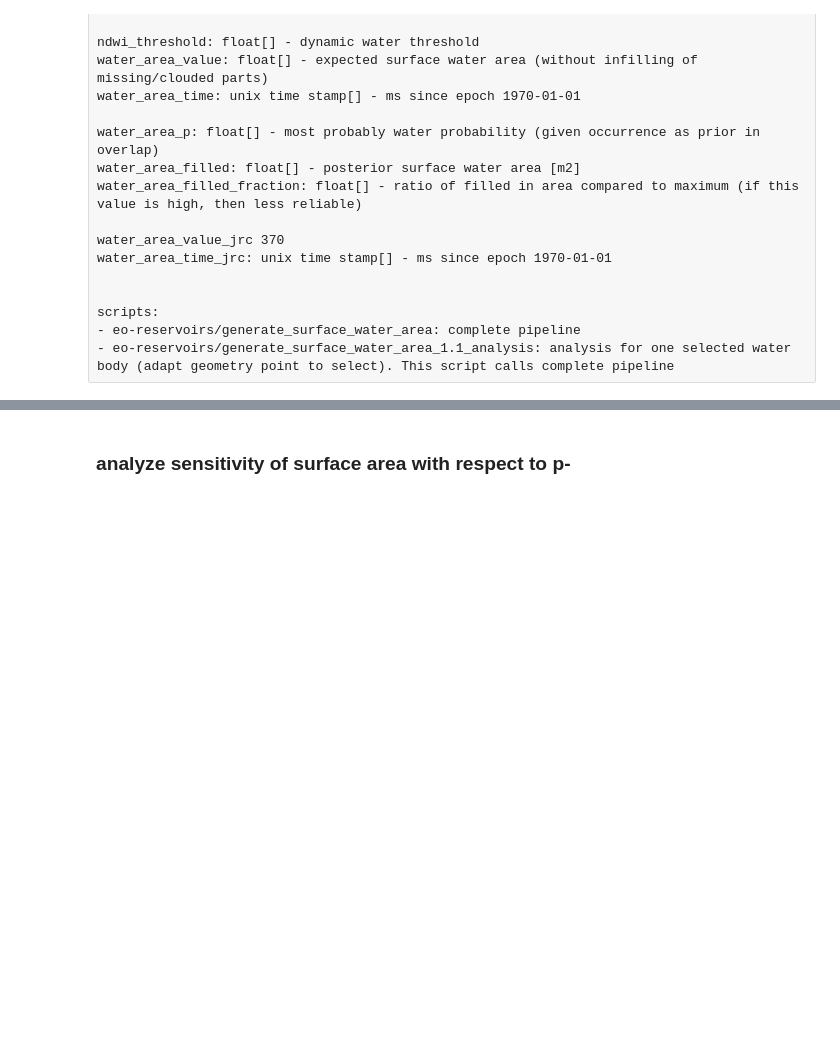
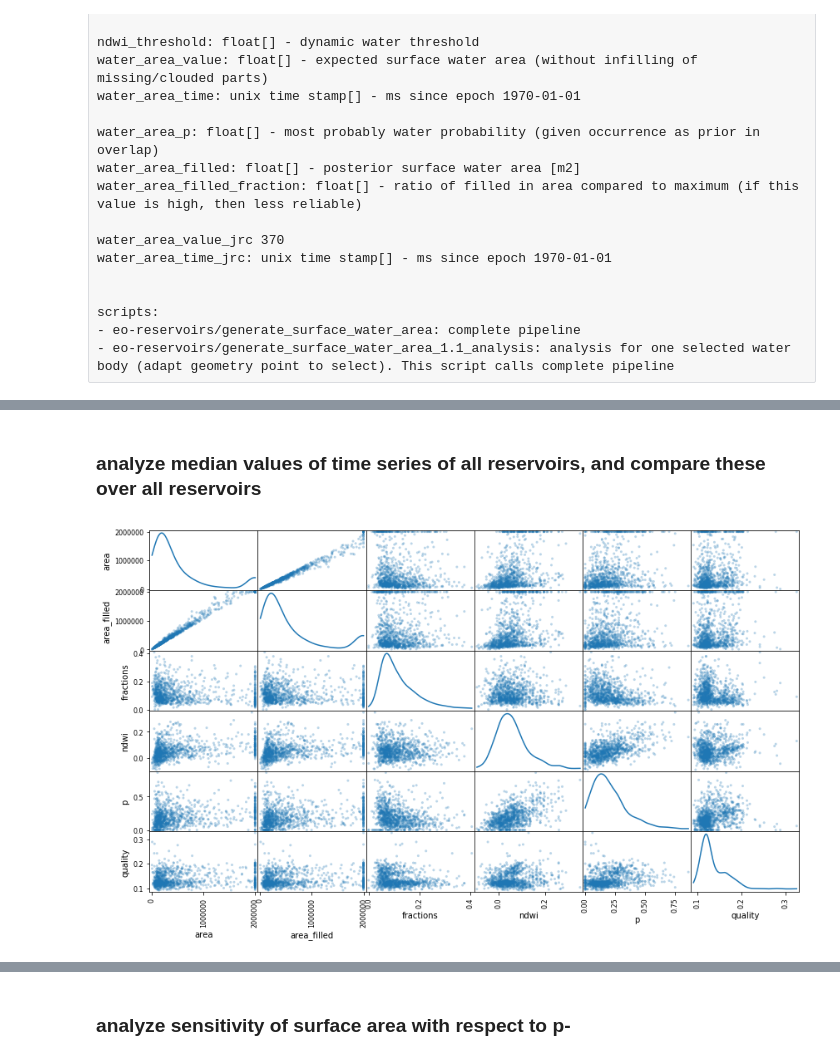
Before and after one commit to openearth/eo-reservoir, a Jupyter notebook: Water bodies analysis.ipynb, the cells around one changed output, grey strips where cells are left out. Cells and saved outputs as stored; diff of their text form; code cells hidden in the pictures; blank space fills up the shorter version.

```diff
--- a/Water bodies analysis.ipynb
+++ b/Water bodies analysis.ipynb
@@ -119,0 +208,36 @@ plt.plot(ts['features'][0]['properties'][''])
+# %% [markdown]
+### analyze median values of time series of all reservoirs, and compare these over all reservoirs
+# %%
+### plot multiple reservoirs max area versus yearly variability in max area
+fractions = []
+area = []
+ndwi = []
+quality = []
+p = []
+area_filled = []
+for fn in fns[:1000]:
+#     print(fn)
+    ts = read_series(os.path.join(ts_path, fn))
+    df = prepare_df(ts)
+    # extract medians of all
+    q = df.quantile(0.5)
+    fractions.append(q['water_area_filled_fraction'])
+    area.append(q['water_area_value'])
+    ndwi.append(q['ndwi_threshold'])
+    quality.append(q['quality_score'])
+    area_filled.append(q['water_area_filled'])
+    p.append(q['water_area_p'])
+
+# len(fns)
+# %%
+# plot in several scatter plots
+df_corr = pd.DataFrame({'fractions': fractions,
+                        'area': np.minimum(np.array(area), 2e6),
+                        'ndwi': ndwi,
+                        'quality': quality,
+                        'area_filled': np.minimum(np.array(area_filled), 2e6),
+                        'p': p
+                       })
+pd.scatter_matrix(df_corr, alpha = 0.3, figsize = (14,8), diagonal = 'kde');
+# %% [output]
+[figure, added]
```
Also changed, not shown: parts of 20 cells of this notebook.
